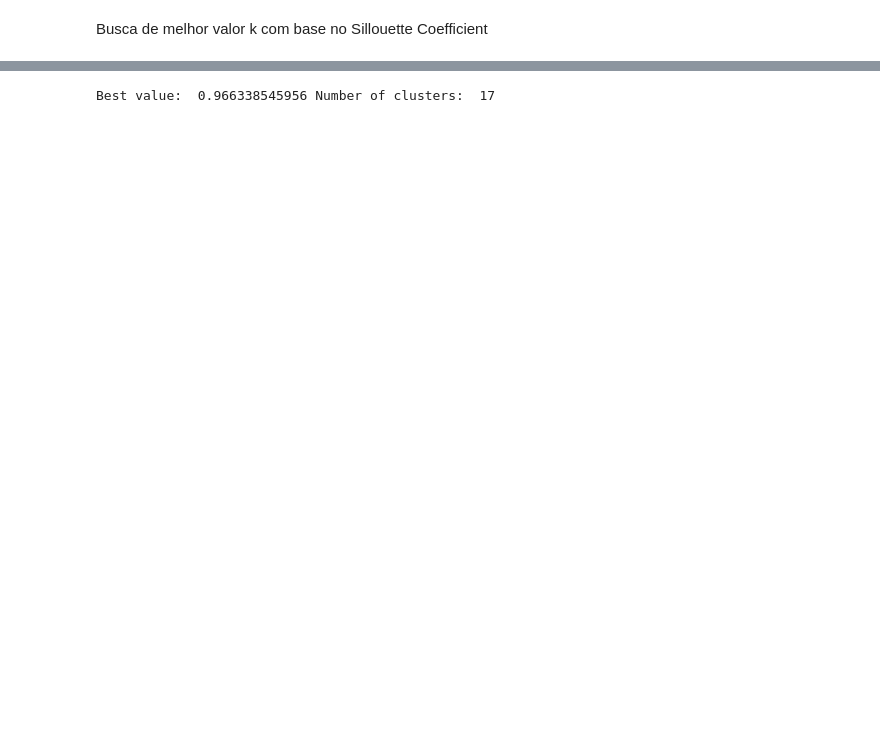
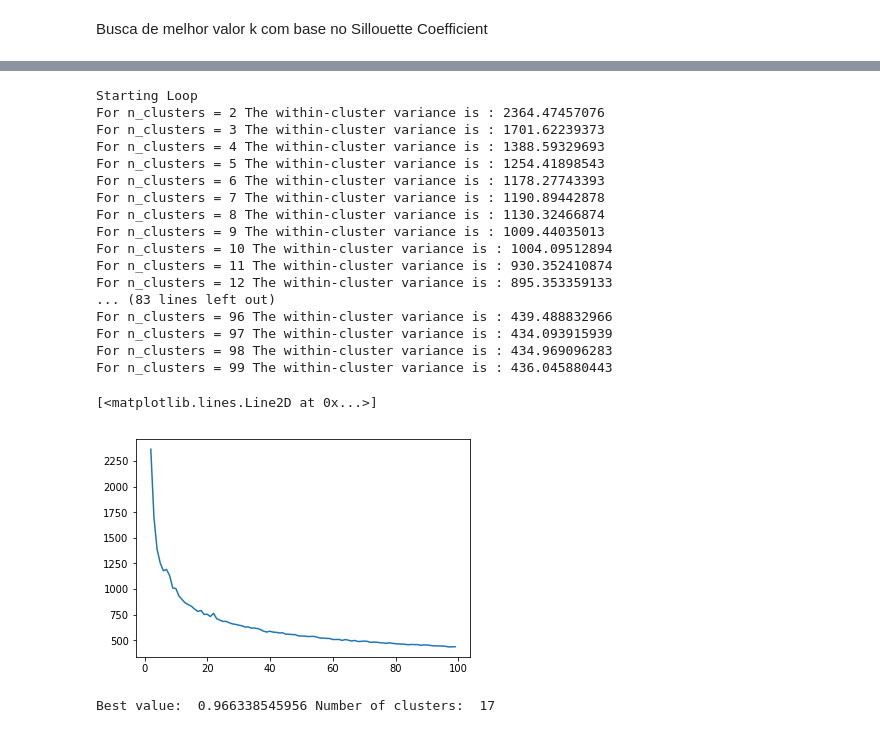
Before and after one commit to cseveriano/spatio-temporal-forecasting, a Jupyter notebook: notebooks/180426 - Oahu MiniBatch.ipynb, the cells around one changed output, grey strips where cells are left out. Saved outputs shown, nothing was run; the diff lists cells and outputs as text; code cells hidden in the pictures; blank space fills up the shorter version.

```diff
--- a/notebooks/180426 - Oahu MiniBatch.ipynb
+++ b/notebooks/180426 - Oahu MiniBatch.ipynb
@@ -154,3 +178,43 @@ Starting Loop
+# %%
+batch_size = 1000
+init_size = 1000
+#range_n_clusters = np.arange(2,40)
+range_n_clusters = np.arange(2,100)
+print("Starting Loop")
+results = []
+
+for n_clusters in range_n_clusters:
+
+#     print("Starting Mini-batch")
+    clusterer = MiniBatchKMeans(init='k-means++', n_clusters=n_clusters, batch_size=batch_size, init_size=3 * n_clusters,
+                      n_init=1, verbose=False)
+#     print("Starting Fit predict")
+    cluster_labels = clusterer.fit_predict(X)
+
+    print("For n_clusters =", n_clusters,"The within-cluster variance is :", clusterer.inertia_)
+    results.append( clusterer.inertia_ )
+
+plt.plot(range_n_clusters,results)
+# %% [output]
+Starting Loop
+For n_clusters = 2 The within-cluster variance is : 2364.47457076
+For n_clusters = 3 The within-cluster variance is : 1701.62239373
+For n_clusters = 4 The within-cluster variance is : 1388.59329693
+For n_clusters = 5 The within-cluster variance is : 1254.41898543
+For n_clusters = 6 The within-cluster variance is : 1178.27743393
+For n_clusters = 7 The within-cluster variance is : 1190.89442878
+For n_clusters = 8 The within-cluster variance is : 1130.32466874
+For n_clusters = 9 The within-cluster variance is : 1009.44035013
+For n_clusters = 10 The within-cluster variance is : 1004.09512894
+For n_clusters = 11 The within-cluster variance is : 930.352410874
+For n_clusters = 12 The within-cluster variance is : 895.353359133
+... (83 lines left out)
+For n_clusters = 96 The within-cluster variance is : 439.488832966
+For n_clusters = 97 The within-cluster variance is : 434.093915939
+For n_clusters = 98 The within-cluster variance is : 434.969096283
+For n_clusters = 99 The within-cluster variance is : 436.045880443
+[<matplotlib.lines.Line2D at 0x...>]
+[figure, added]
 # %%
 print("Best value: ",max(results), "Number of clusters: ", range_n_clusters[np.argmax(results)])
 # %% [output]
```
Also changed, not shown: parts of 16 cells of this notebook, 20 other files.
